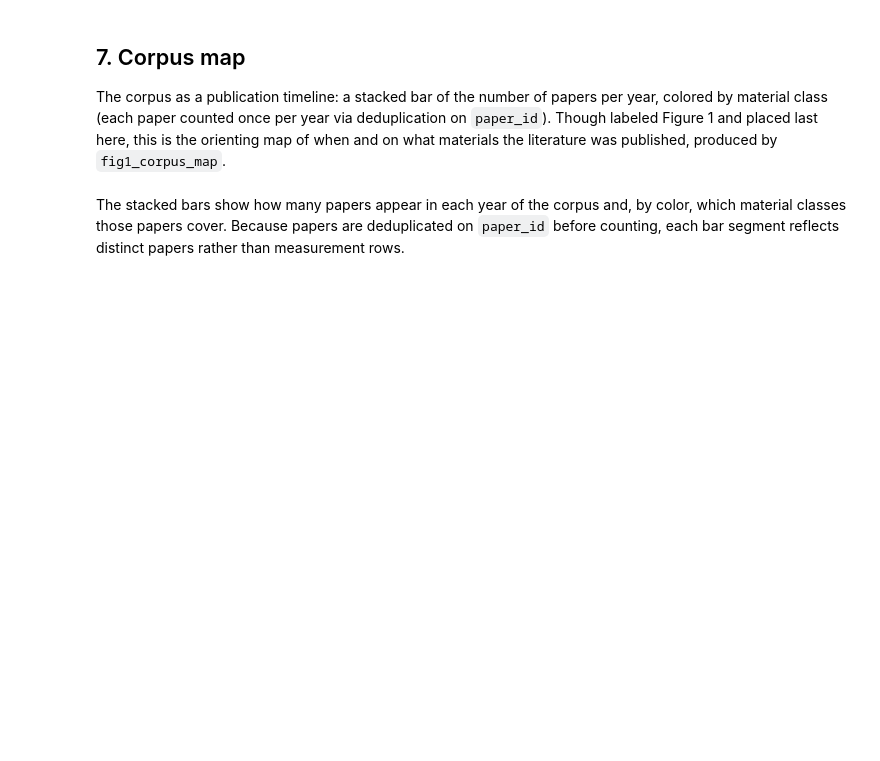
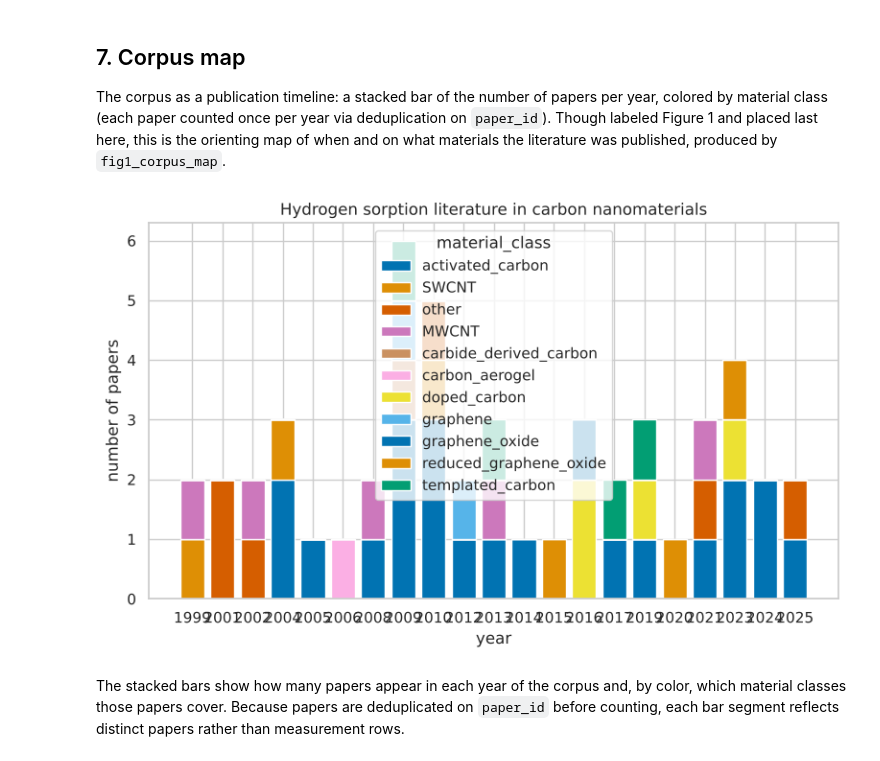
Before and after one commit to AvinGupta-ship-it/hycan-db, a Jupyter notebook: notebooks/01_corpus_overview.ipynb, the cells around one changed output. Saved outputs shown, nothing was run; the diff lists cells and outputs as text; code cells hidden in the pictures; blank space fills up the shorter version.

```diff
--- a/notebooks/01_corpus_overview.ipynb
+++ b/notebooks/01_corpus_overview.ipynb
@@ -138,8 +179,10 @@ The scatter shows the 77 K measurements (null-BET rows dropped) against the dash
 
 The corpus as a publication timeline: a stacked bar of the number of papers per year, colored by material class (each paper counted once per year via deduplication on `paper_id`). Though labeled Figure 1 and placed last here, this is the orienting map of when and on what materials the literature was published, produced by `fig1_corpus_map`.
 # %%
-fig1 = plotting.fig1_corpus_map(df, FIGURES_DIR / 'fig1_corpus_map.png')
+fig1 = plotting.fig1_corpus_map(df, OUT_DIR / 'fig1_corpus_map.png')
 plt.show()
+# %% [output]
+[figure, added]
 # %% [markdown]
 The stacked bars show how many papers appear in each year of the corpus and, by color, which material classes those papers cover. Because papers are deduplicated on `paper_id` before counting, each bar segment reflects distinct papers rather than measurement rows.
 # %% [markdown]
```
Also changed, not shown: parts of 10 cells of this notebook, 22 other files.
